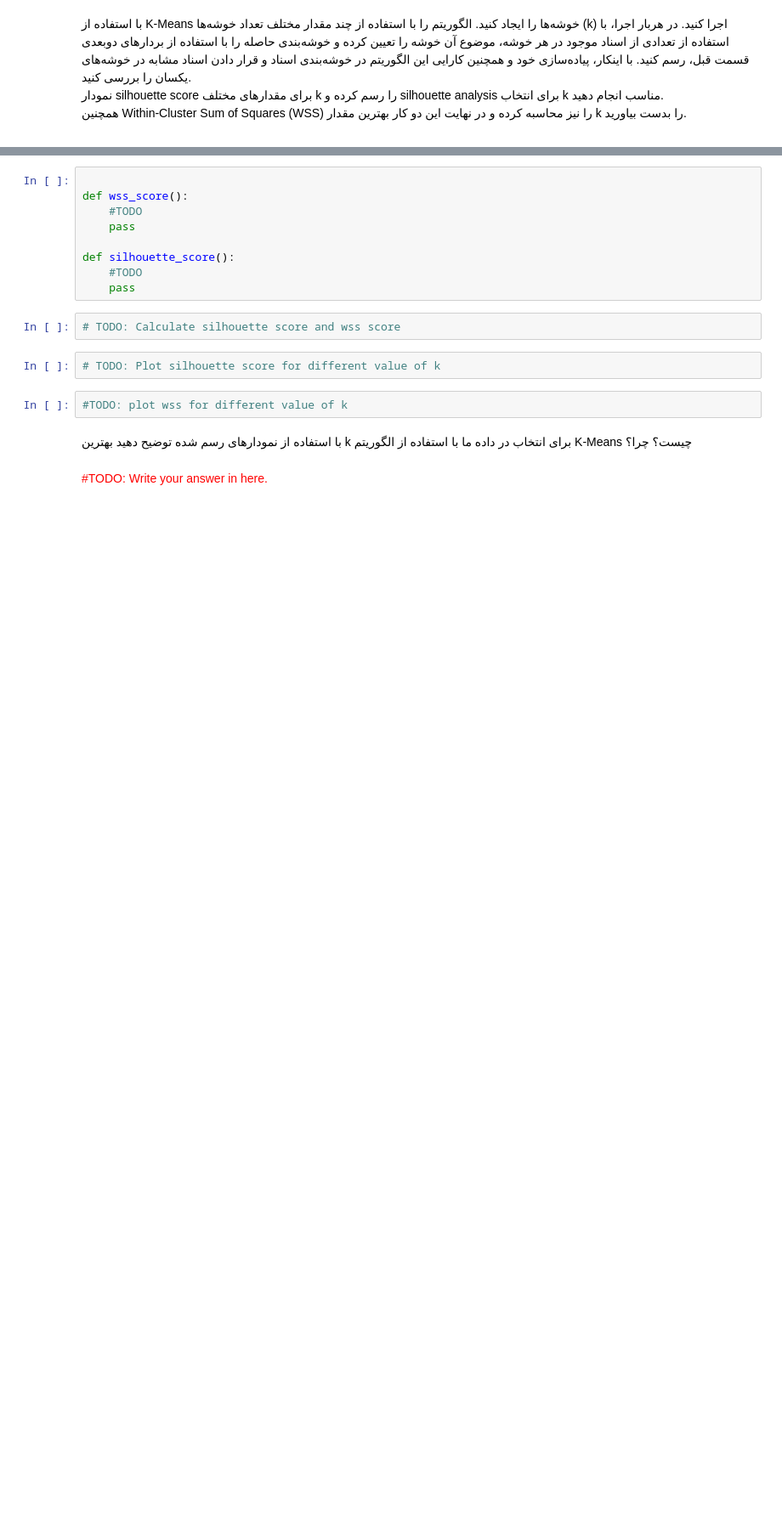
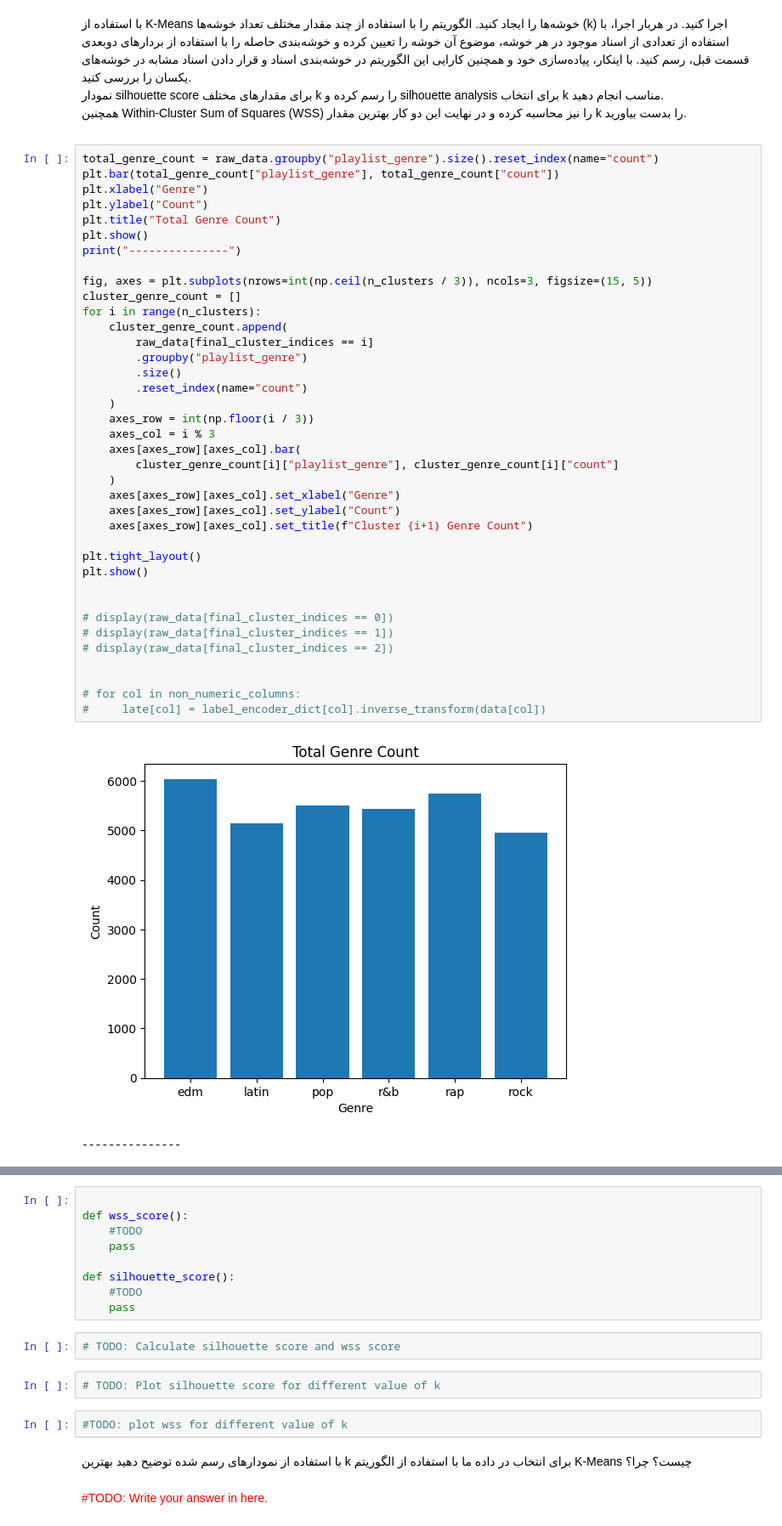
Before and after one commit to sehbeygi79/K-Means, a Jupyter notebook: k-means.ipynb, the cells around one changed output, grey strips where cells are left out. Shown: that part at 85% size. Drawn from its saved outputs; the diff is of its cells as text; blank space fills up the shorter version.

```diff
--- a/k-means.ipynb
+++ b/k-means.ipynb
@@ -224,3 +218,44 @@ final centroids: [[ 0.21006319 -1.06640328]
 <br>
 همچنین Within-Cluster Sum of Squares (WSS) را نیز محاسبه کرده و در نهایت این دو کار بهترین مقدار k  را بدست بیاورید.
 </div>
+# %%
+total_genre_count = raw_data.groupby("playlist_genre").size().reset_index(name="count")
+plt.bar(total_genre_count["playlist_genre"], total_genre_count["count"])
+plt.xlabel("Genre")
+plt.ylabel("Count")
+plt.title("Total Genre Count")
+plt.show()
+print("---------------")
+
+fig, axes = plt.subplots(nrows=int(np.ceil(n_clusters / 3)), ncols=3, figsize=(15, 5))
+cluster_genre_count = []
+for i in range(n_clusters):
+    cluster_genre_count.append(
+        raw_data[final_cluster_indices == i]
+        .groupby("playlist_genre")
+        .size()
+        .reset_index(name="count")
+    )
+    axes_row = int(np.floor(i / 3))
+    axes_col = i % 3
+    axes[axes_row][axes_col].bar(
+        cluster_genre_count[i]["playlist_genre"], cluster_genre_count[i]["count"]
+    )
+    axes[axes_row][axes_col].set_xlabel("Genre")
+    axes[axes_row][axes_col].set_ylabel("Count")
+    axes[axes_row][axes_col].set_title(f"Cluster {i+1} Genre Count")
+
+plt.tight_layout()
+plt.show()
+
+
+# display(raw_data[final_cluster_indices == 0])
+# display(raw_data[final_cluster_indices == 1])
+# display(raw_data[final_cluster_indices == 2])
+
+
+# for col in non_numeric_columns:
+#     late[col] = label_encoder_dict[col].inverse_transform(data[col])
+# %% [output]
+[figure, added]
+---------------
```
Also changed, not shown: parts of 6 cells of this notebook.
